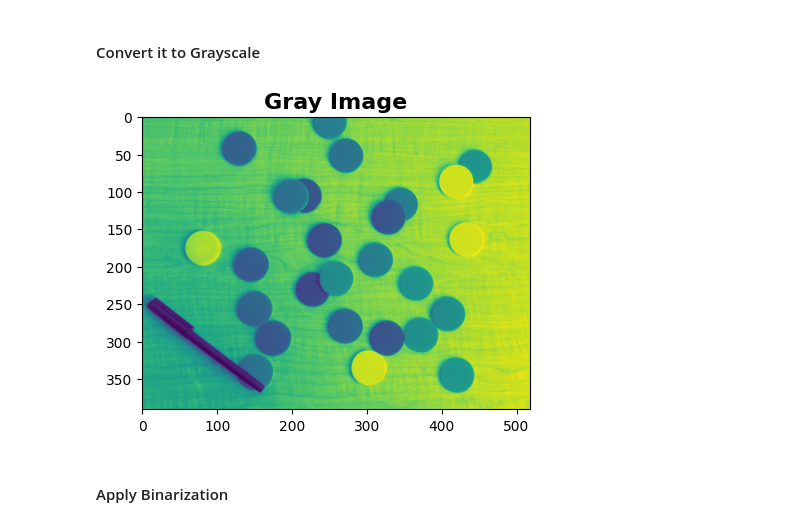
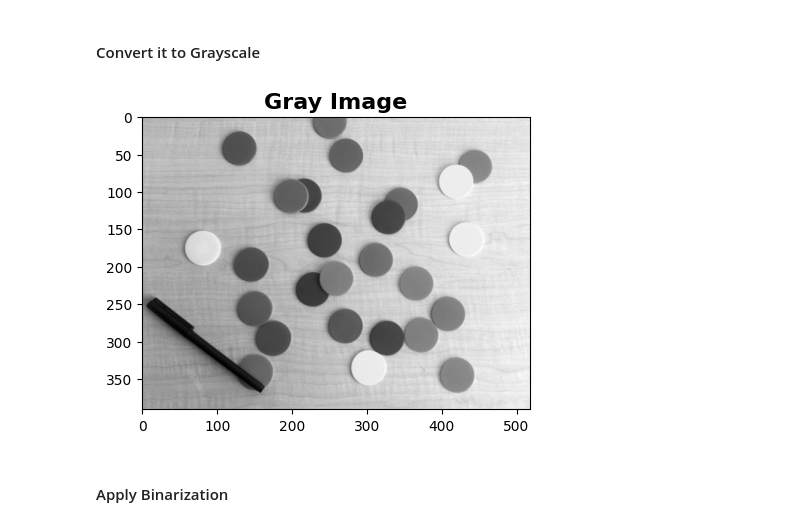
Before and after one commit to ZiaUrRehman-bit/Computer-Vision-Course, a Jupyter notebook: Lab 03/Lab03ComputerVision.ipynb, the cells around one changed output. Saved outputs shown, nothing was run; the diff lists cells and outputs as text; code cells hidden in the pictures.

```diff
--- a/Lab 03/Lab03ComputerVision.ipynb
+++ b/Lab 03/Lab03ComputerVision.ipynb
@@ -54,15 +54,15 @@ Text(0.5, 1.0, 'Orignal Image')
 # %%
 imgGray = cv2.cvtColor(img, cv2.COLOR_BGR2GRAY)
 
 plt.figure(figsize=(5,5))
-plt.imshow(imgGray)
+plt.imshow(imgGray, cmap='gray')
 plt.title("Gray Image", fontsize = 16, fontweight = 'bold')
 
 cv2.imshow("Gray Image", imgGray)
 cv2.waitKey(0)
 cv2.destroyAllWindows()
 # %% [output]
-[figure, old version]
+[figure, new version]
 # %% [markdown]
 #### Apply Binarization
 # %%
```
Also changed, not shown: parts of 8 cells of this notebook, 5 other files.
